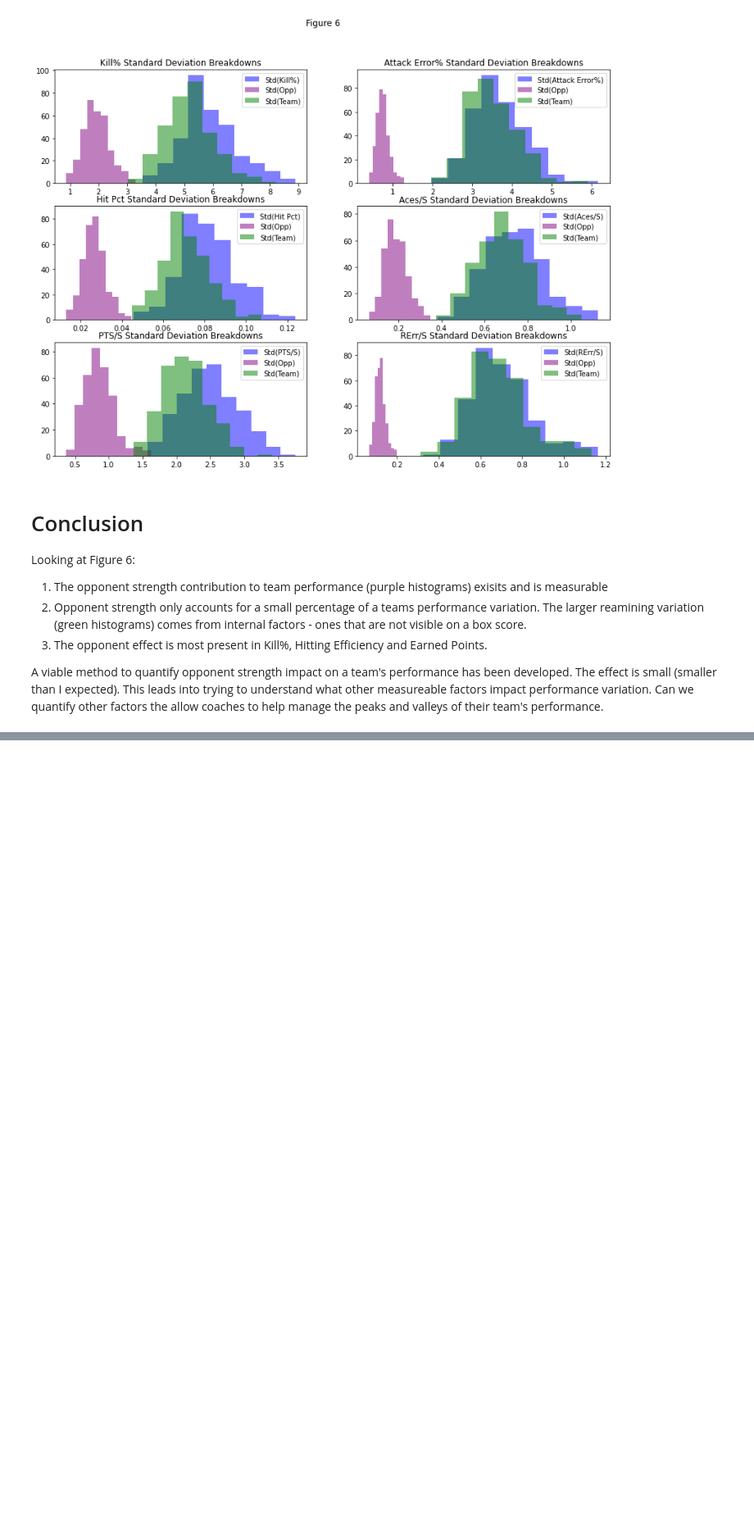
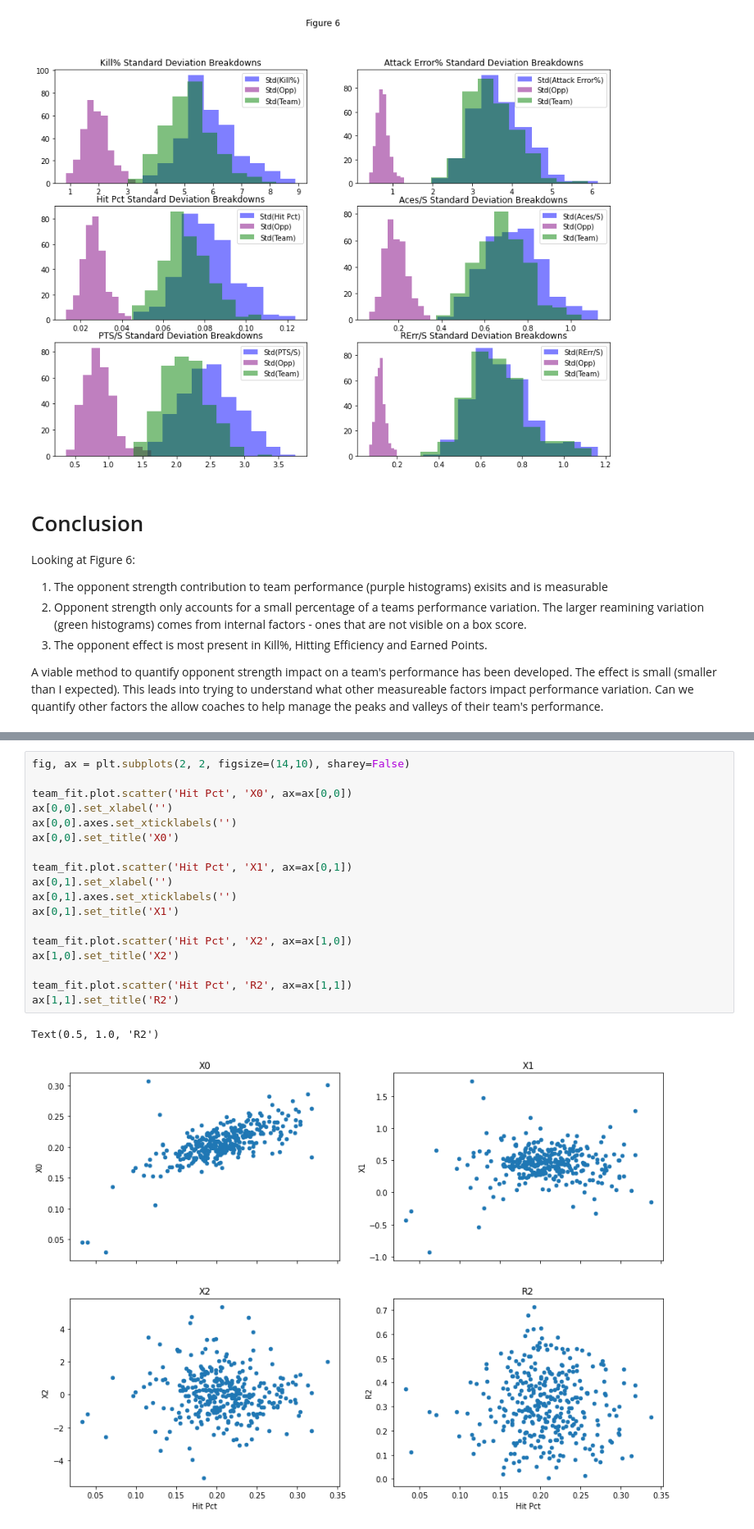
Before and after one commit to stevearonson/NCAA-VB, a Jupyter notebook: Opponent Strength.ipynb, the cells around one changed output, grey strips where cells are left out. Shown at 82% size. Cells and saved outputs as stored; diff of their text form; blank space fills up the shorter version.

```diff
--- a/Opponent Strength.ipynb
+++ b/Opponent Strength.ipynb
@@ -439,0 +513,21 @@ A viable method to quantify opponent strength impact on a team's performance has
+# %%
+fig, ax = plt.subplots(2, 2, figsize=(14,10), sharey=False)
+
+team_fit.plot.scatter('Hit Pct', 'X0', ax=ax[0,0])
+ax[0,0].set_xlabel('')
+ax[0,0].axes.set_xticklabels('')
+ax[0,0].set_title('X0')
+
+team_fit.plot.scatter('Hit Pct', 'X1', ax=ax[0,1])
+ax[0,1].set_xlabel('')
+ax[0,1].axes.set_xticklabels('')
+ax[0,1].set_title('X1')
+
+team_fit.plot.scatter('Hit Pct', 'X2', ax=ax[1,0])
+ax[1,0].set_title('X2')
+
+team_fit.plot.scatter('Hit Pct', 'R2', ax=ax[1,1])
+ax[1,1].set_title('R2')
+# %% [output]
+Text(0.5, 1.0, 'R2')
+[figure, added]
```
Also changed, not shown: parts of 25 cells of this notebook, 3 other files.
